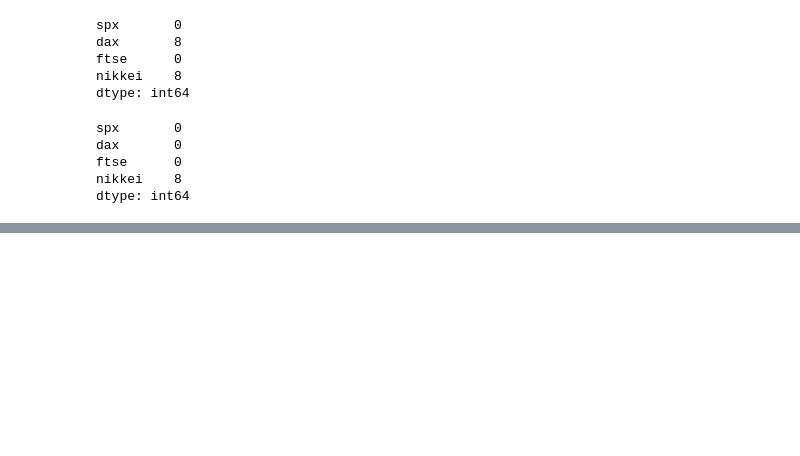
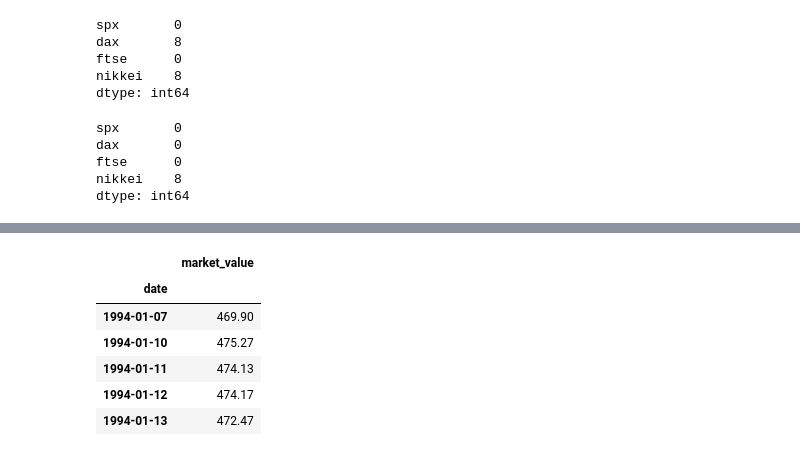
Before and after one commit to Yanasants/time_series, a Jupyter notebook: introduction_to_time_series.ipynb, the cells around one changed output, grey strips where cells are left out. Saved outputs shown, nothing was run; the diff lists cells and outputs as text; code cells hidden in the pictures; blank space fills up the shorter version.

```diff
--- a/introduction_to_time_series.ipynb
+++ b/introduction_to_time_series.ipynb
@@ -173,0 +192,10 @@ dtype: int64
+# %%
+df_comp.head()
+# %% [output]
+|  | market_value |
+| date |  |
+| 1994-01-07 | 469.90 |
+| 1994-01-10 | 475.27 |
+| 1994-01-11 | 474.13 |
+| 1994-01-12 | 474.17 |
+| 1994-01-13 | 472.47 |
```
Also changed, not shown: parts of 13 cells of this notebook.
